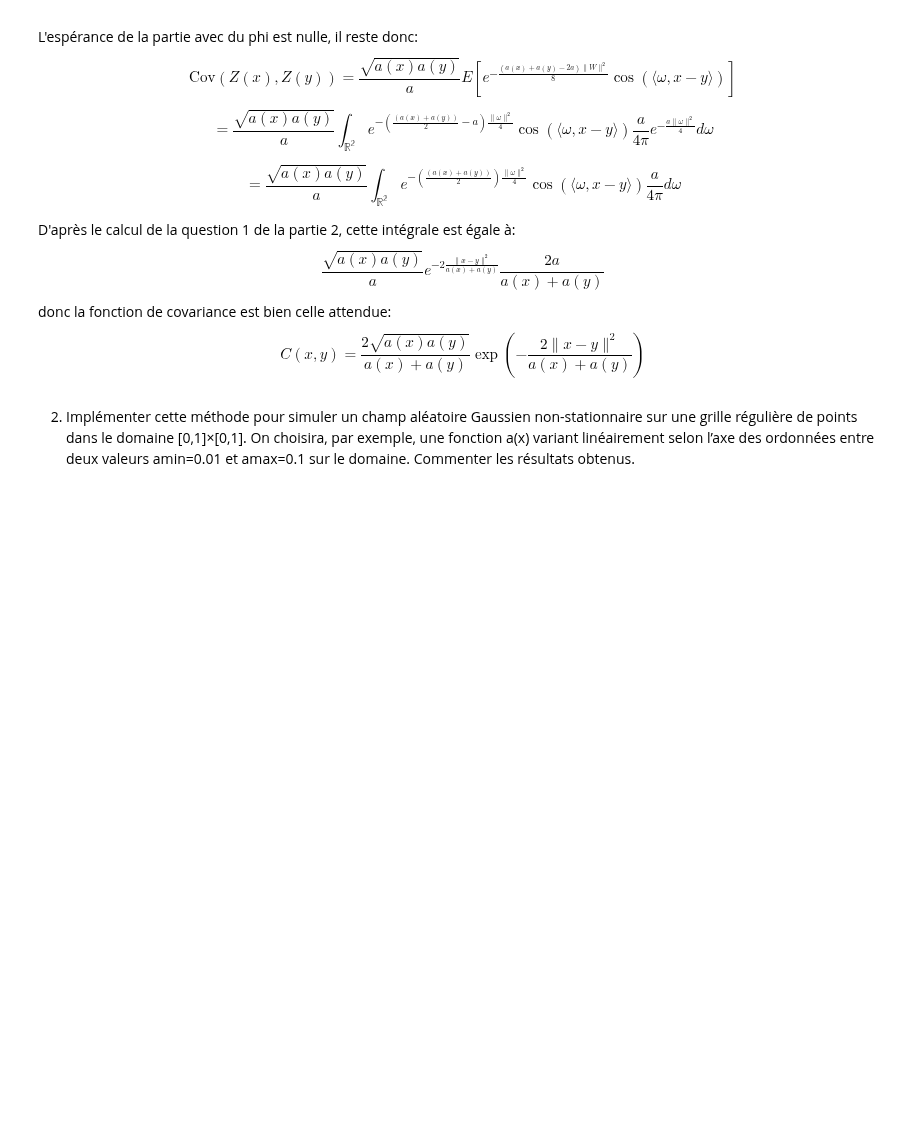
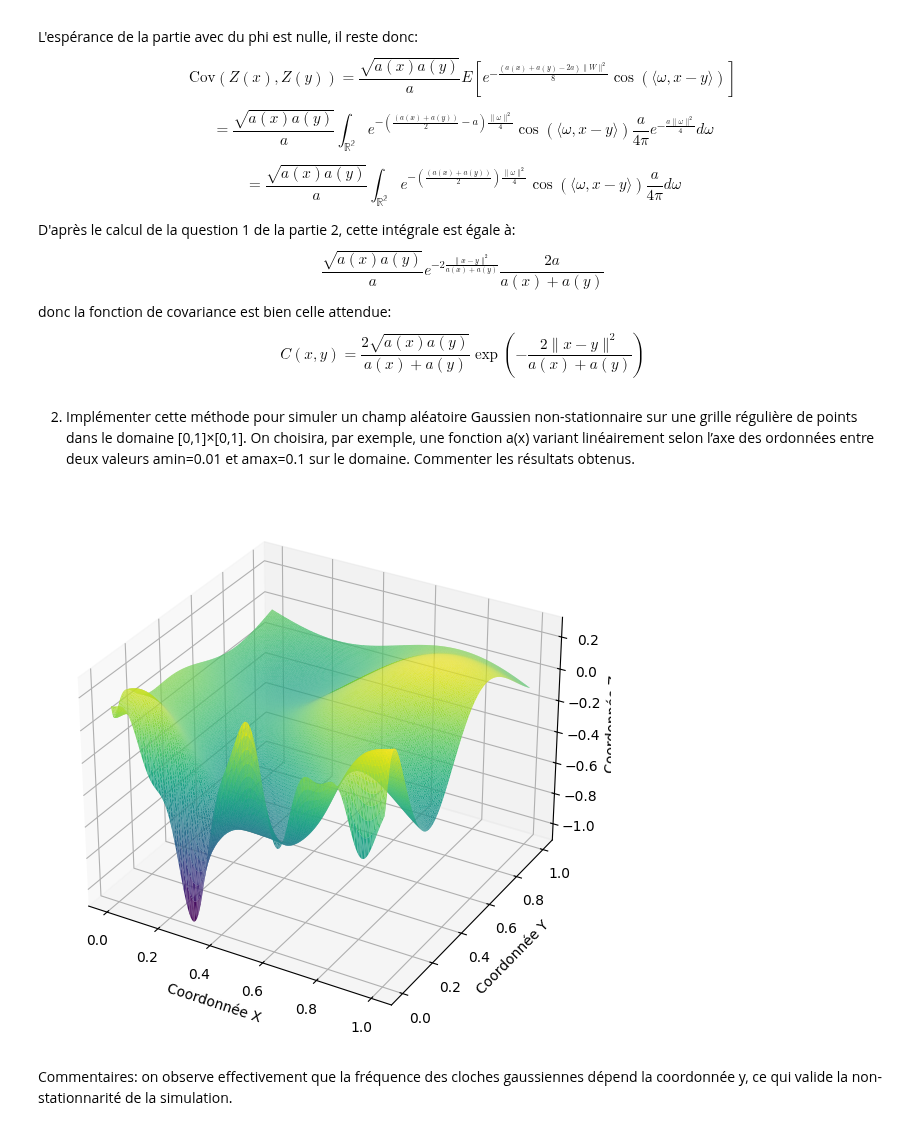
Before and after one commit to Martinks28/Projet-proba, a Jupyter notebook: Projet Probabilités.ipynb, the cells around one changed output. Cells and saved outputs as stored; diff of their text form; code cells hidden in the pictures; blank space fills up the shorter version.

```diff
--- a/Projet Probabilités.ipynb
+++ b/Projet Probabilités.ipynb
@@ -486,3 +508,47 @@ donc la fonction de covariance est bien celle attendue:
 $$C(x,y) = \frac{2\sqrt{a(x)a(y)}}{a(x)+a(y)} \exp\left( -\frac{2\|x-y\|^2}{a(x)+a(y)} \right)$$
 # %% [markdown]
 2. Implémenter cette méthode pour simuler un champ aléatoire Gaussien non-stationnaire sur une grille régulière de points dans le domaine [0,1]×[0,1]. On choisira, par exemple, une fonction a(x) variant linéairement selon l’axe des ordonnées entre deux valeurs amin=0.01 et amax=0.1 sur le domaine. Commenter les résultats obtenus.
+# %%
+a_max=0.1
+a_min=0.01
+def a(point):
+    return (a_max - a_min)*point[1]+a_min
+
+def simu_non_stationnaire(points_grille, a, N):
+    Y=np.zeros(n**2)
+    for k in range(N):
+        W = np.random.normal(0, np.sqrt(2/a_min), 2)
+        uniform = np.random.uniform(0, 2*np.pi)
+        Z = np.zeros(n**2)
+        for i in range(n**2):
+            a_x=a(points_grille[i])
+            Z[i]=np.sqrt((2*a_x/a_min)*np.exp(-np.dot(W, W)*(a_x - a_min))/4)*np.cos(np.dot(W, points_grille[i])+uniform)
+        Y+=Z
+    Y=(1/np.sqrt(N))*Y
+    return Y
+# %%
+n=200
+t = np.linspace(0,1,n)
+tableau_de_points = [(t[i], t[j]) for i in range(n) for j in range(n)]
+
+sigma2 = 1.0
+N = 50
+
+
+liste_points = np.array(tableau_de_points)
+x, y = liste_points[:,0], liste_points[:,1]
+z = simu_non_stationnaire(liste_points, a, N)
+
+fig = plt.figure(figsize=(7,7))
+axes = plt.axes(projection="3d")
+axes.plot_trisurf(x,y,z, cmap="viridis")
+
+axes.set_xlabel('Coordonnée X')
+axes.set_ylabel('Coordonnée Y')
+axes.set_zlabel('Coordonnée Z')
+
+plt.show()
+# %% [output]
+[figure, added]
+# %% [markdown]
+Commentaires: on observe effectivement que la fréquence des cloches gaussiennes dépend la coordonnée y, ce qui valide la non-stationnarité de la simulation.
```
Also changed, not shown: parts of 9 cells of this notebook.
